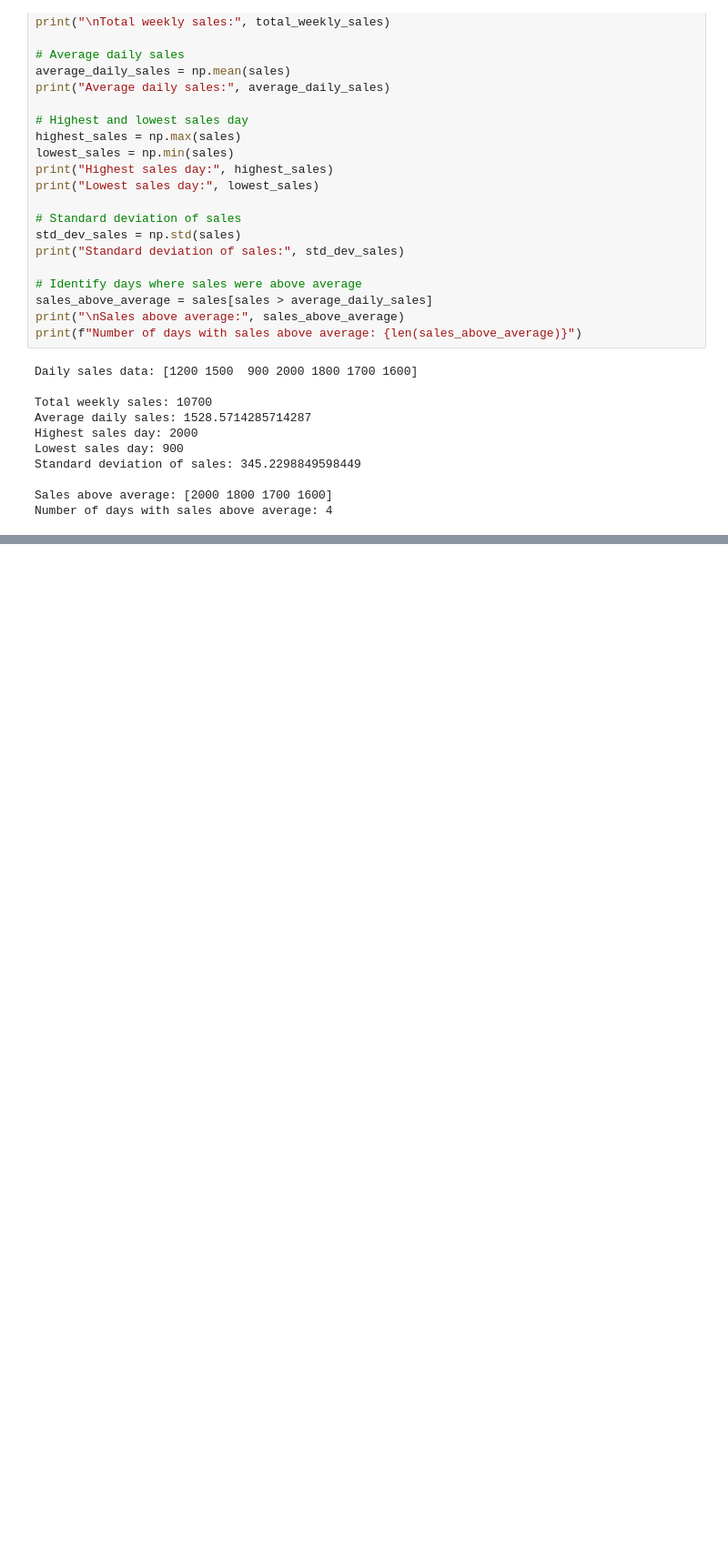
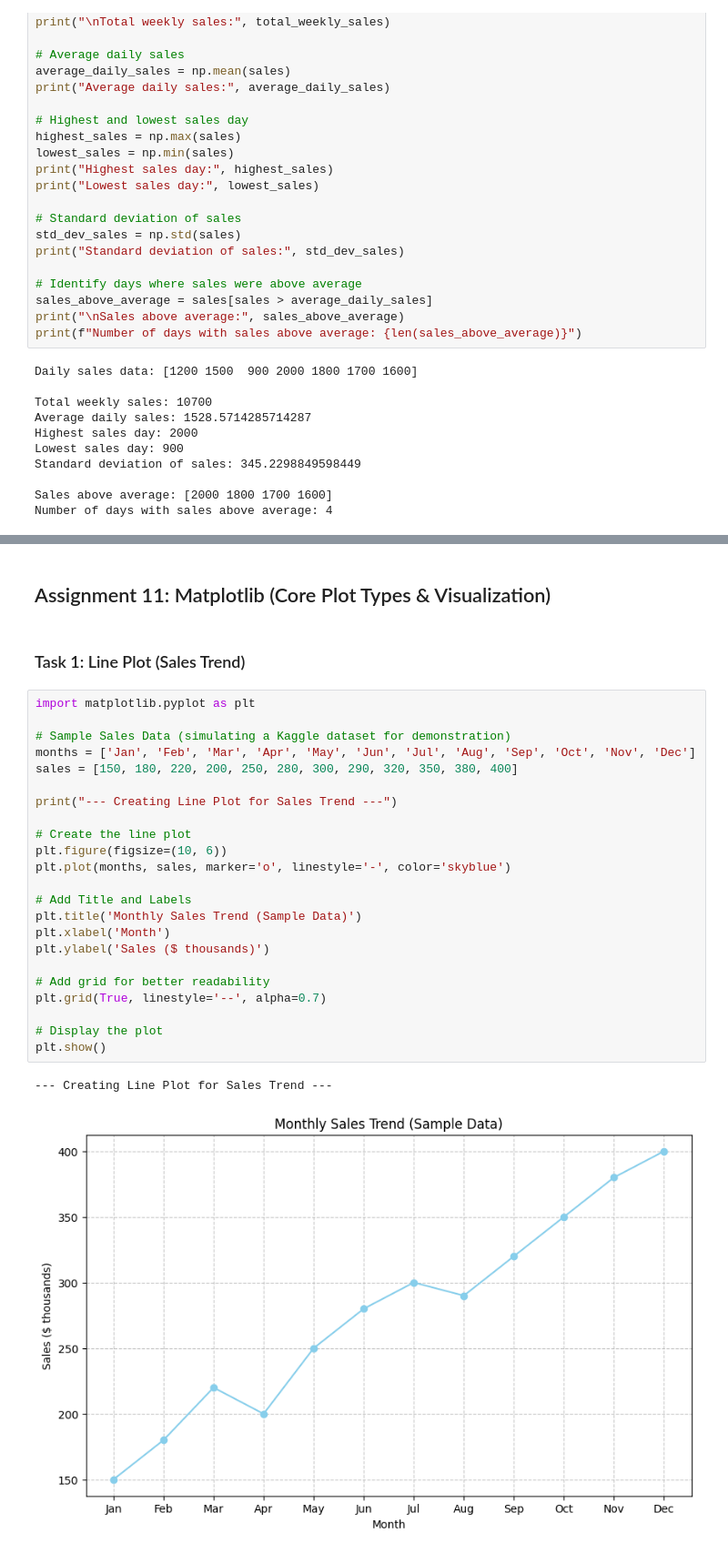
Before and after one commit to anuragantin07/GenAI_Assignments_and_Projects, a Jupyter notebook: GenAI_Assignments_and_Projects.ipynb, the cells around one changed output, grey strips where cells are left out. Shown at 91% size. Cells and saved outputs as stored; diff of their text form; blank space fills up the shorter version.

```diff
--- a/GenAI_Assignments_and_Projects.ipynb
+++ b/GenAI_Assignments_and_Projects.ipynb
@@ -2082,0 +2407,30 @@ Number of days with sales above average: 4
+# %% [markdown]
+## Assignment 11: Matplotlib (Core Plot Types & Visualization)
+# %% [markdown]
+### Task 1: Line Plot (Sales Trend)
+# %%
+import matplotlib.pyplot as plt
+
+# Sample Sales Data (simulating a Kaggle dataset for demonstration)
+months = ['Jan', 'Feb', 'Mar', 'Apr', 'May', 'Jun', 'Jul', 'Aug', 'Sep', 'Oct', 'Nov', 'Dec']
+sales = [150, 180, 220, 200, 250, 280, 300, 290, 320, 350, 380, 400]
+
+print("--- Creating Line Plot for Sales Trend ---")
+
+# Create the line plot
+plt.figure(figsize=(10, 6))
+plt.plot(months, sales, marker='o', linestyle='-', color='skyblue')
+
+# Add Title and Labels
+plt.title('Monthly Sales Trend (Sample Data)')
+plt.xlabel('Month')
+plt.ylabel('Sales ($ thousands)')
+
+# Add grid for better readability
+plt.grid(True, linestyle='--', alpha=0.7)
+
+# Display the plot
+plt.show()
+# %% [output]
+--- Creating Line Plot for Sales Trend ---
+[figure, added]
```
Also changed, not shown: parts of 25 cells of this notebook.
